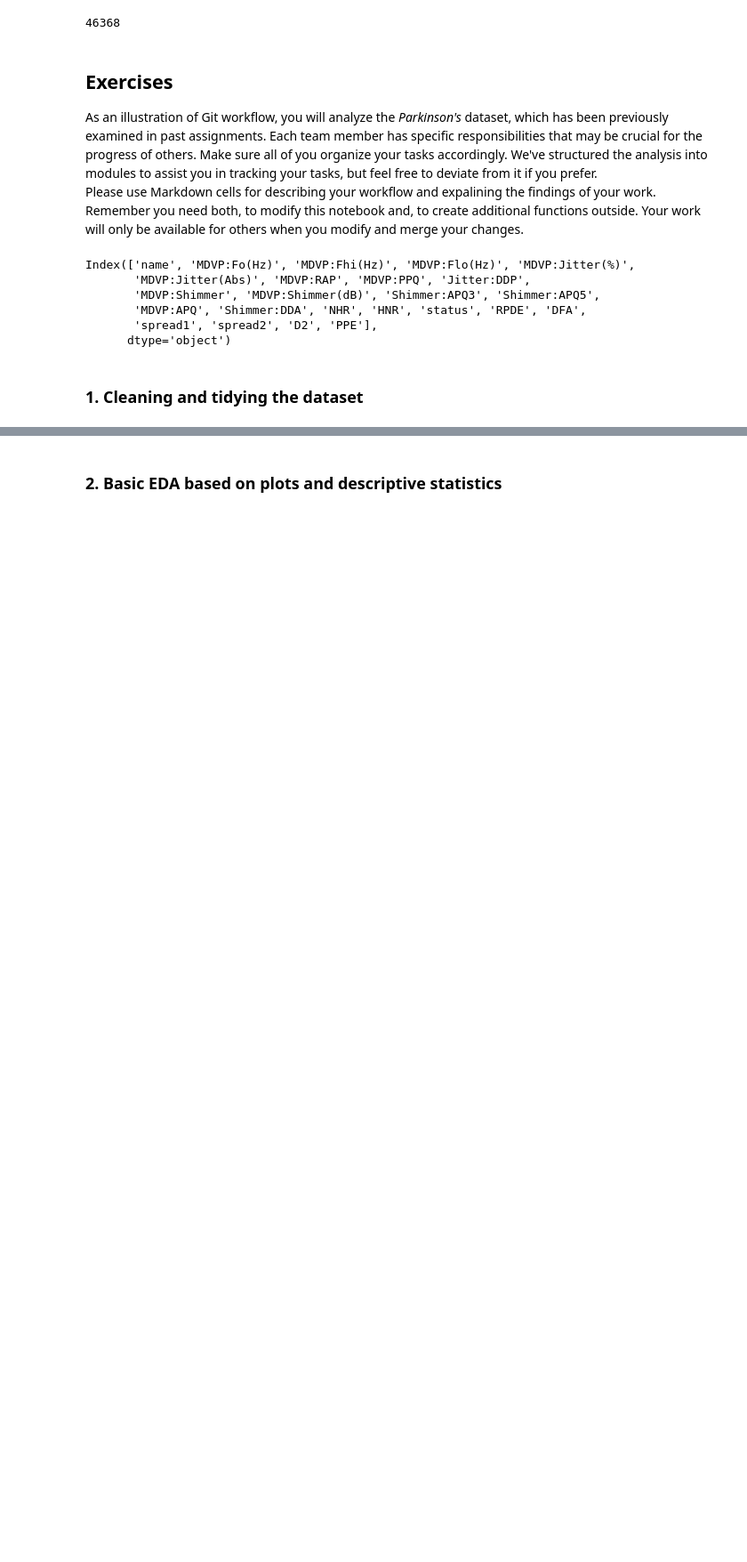
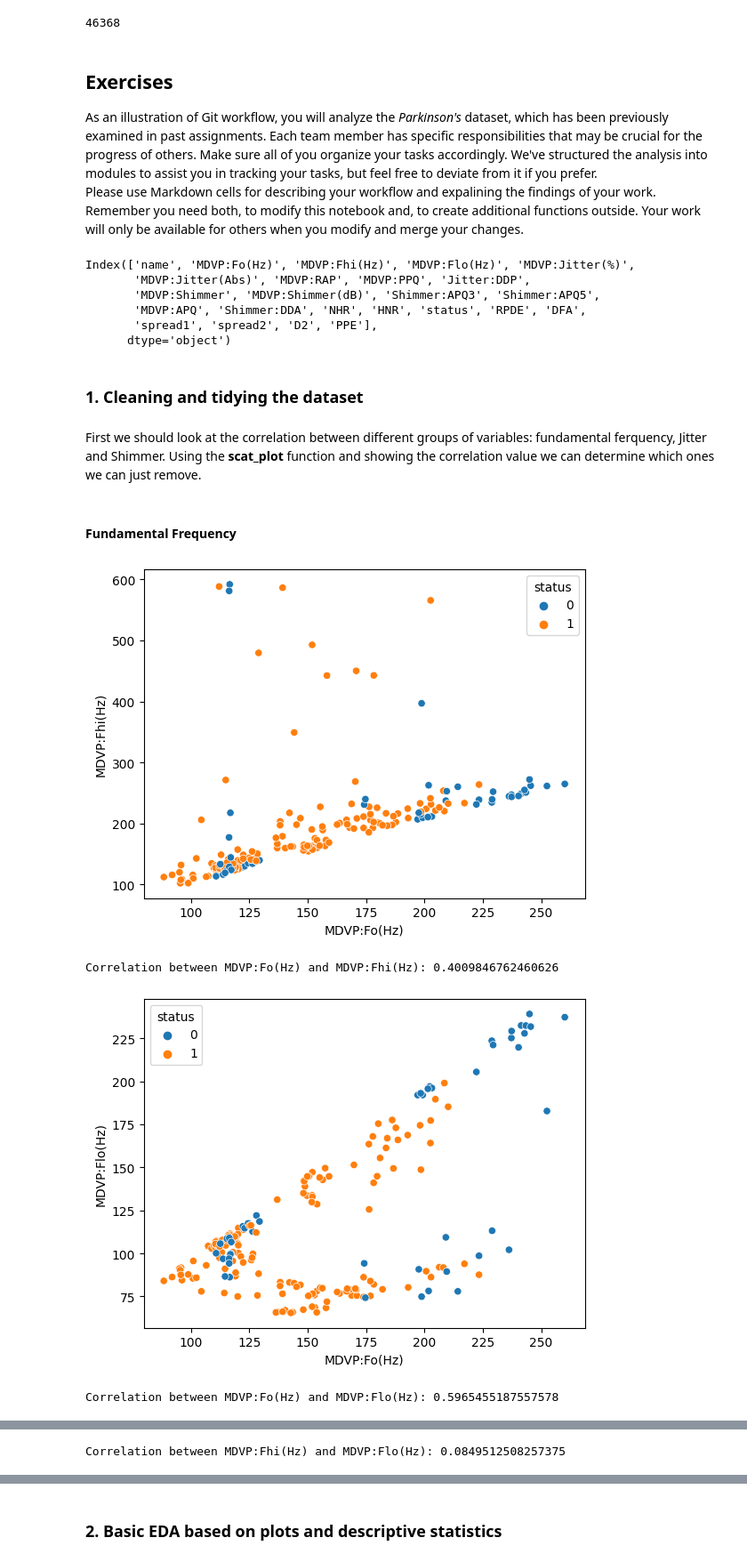
Before and after one commit to eliassanz01/LABSP, a Jupyter notebook: Collaborative coding.ipynb, the cells around one changed output, grey strips where cells are left out. Shown at 89% size. Cells and saved outputs as stored; diff of their text form; code cells hidden in the pictures; blank space fills up the shorter version.

```diff
--- a/Collaborative coding.ipynb
+++ b/Collaborative coding.ipynb
@@ -56,3 +56,35 @@ Index(['name', 'MDVP:Fo(Hz)', 'MDVP:Fhi(Hz)', 'MDVP:Flo(Hz)', 'MDVP:Jitter(%)',
       dtype='object')
 # %% [markdown]
 ### 1. Cleaning and tidying the dataset
+# %% [markdown]
+First we should look at the correlation between different groups of variables: fundamental ferquency, Jitter and Shimmer. Using the **scat_plot** function and showing the correlation value we can determine which ones we can just remove.
+# %%
+#Separation in different groups to analyze
+
+fundamental_freq_vars = ['MDVP:Fo(Hz)', 'MDVP:Fhi(Hz)', 'MDVP:Flo(Hz)']
+jitter_vars = ['MDVP:Jitter(Abs)', 'MDVP:RAP', 'MDVP:PPQ', 'Jitter:DDP']
+shimmer_vars = ['MDVP:Shimmer', 'MDVP:Shimmer(dB)', 'Shimmer:APQ3', 'Shimmer:APQ5', 'MDVP:APQ', 'Shimmer:DDA']
+# %%
+import seaborn as sns
+
+# Falta lo siguiente, lo actualizare en breves
+#The obtained plot should contain a legend displaying the information regarding to groups
+
+def scat_plt(var1, var2, groups):
+    sns.scatterplot(x=var1, y=var2, hue=groups)
+    plt.show()
+# %% [markdown]
+#### Fundamental Frequency
+# %%
+vars_list=fundamental_freq_vars
+for i in range(len(vars_list)):
+        for j in range(i+1, len(vars_list)):
+            var1, var2 = vars_list[i], vars_list[j]
+            scat_plt(df[var1], df[var2], groups=df['status'])
+            correlation = df[var1].corr(df[var2])
+            print(f'Correlation between {var1} and {var2}: {correlation}')
+# %% [output]
+[figure, added]
+Correlation between MDVP:Fo(Hz) and MDVP:Fhi(Hz): 0.4009846762460626
+[figure, added]
+Correlation between MDVP:Fo(Hz) and MDVP:Flo(Hz): 0.5965455187557578
@@ -58,0 +92 @@ Index(['name', 'MDVP:Fo(Hz)', 'MDVP:Fhi(Hz)', 'MDVP:Flo(Hz)', 'MDVP:Jitter(%)',
+Correlation between MDVP:Fhi(Hz) and MDVP:Flo(Hz): 0.0849512508257375
```
Also changed, not shown: parts of 10 cells of this notebook.
